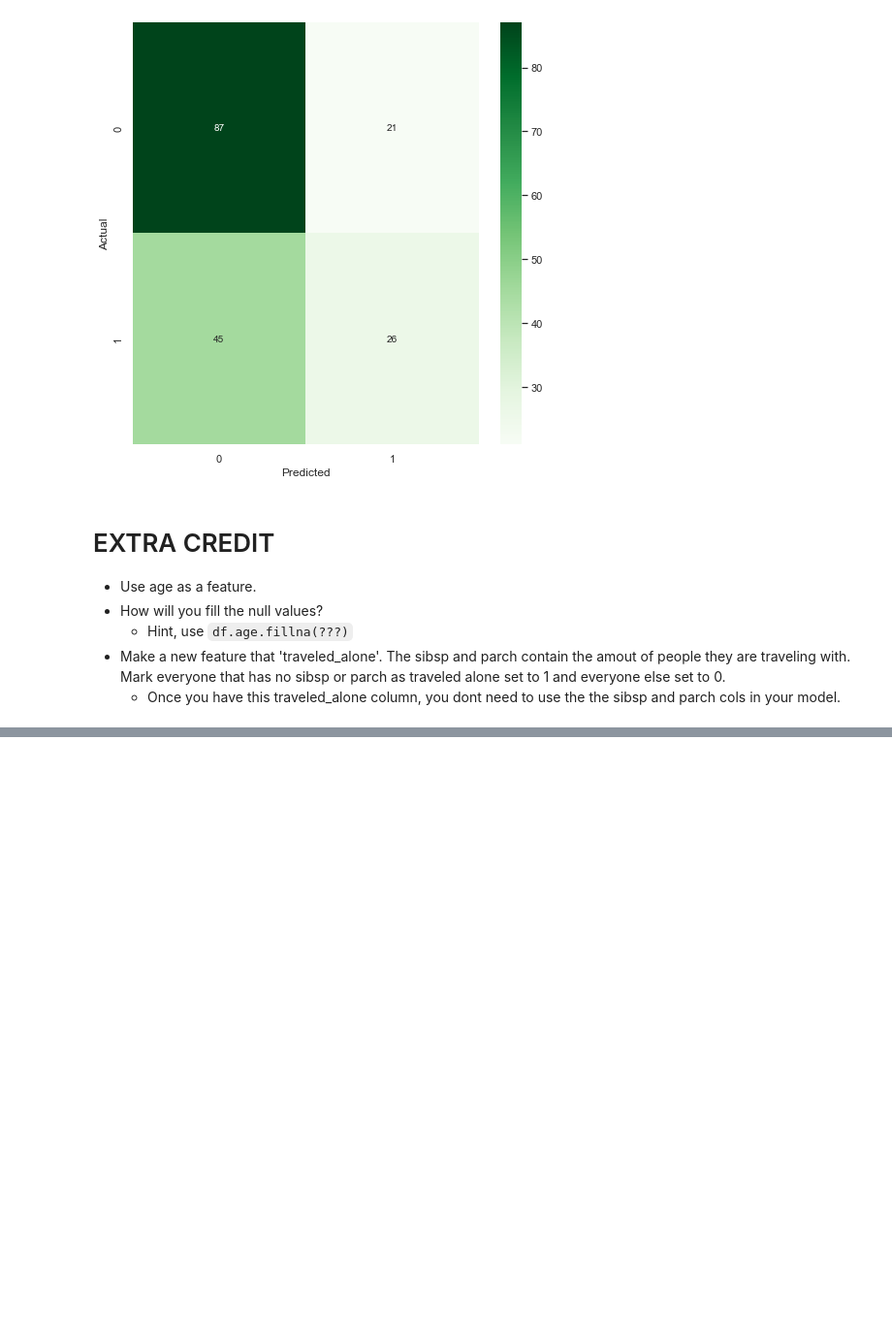
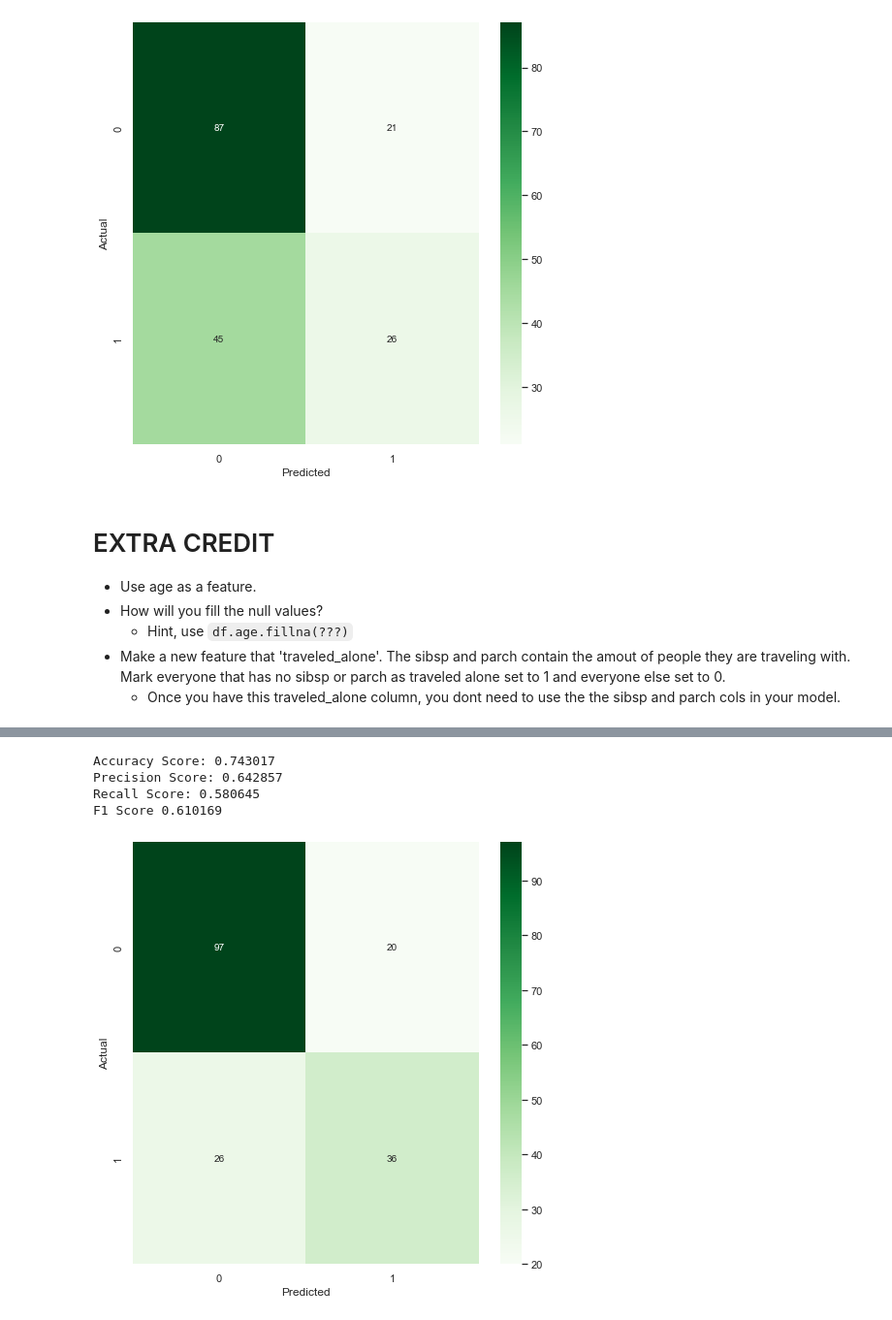
Before and after one commit to NeneWang/2022-fall-data-science, a Jupyter notebook: Week-03-Intro-To-ML/Exercise-Logistic-Regression.ipynb, the cells around one changed output, grey strips where cells are left out. Shown: that part at 97% size. Cells and saved outputs as stored; diff of their text form; code cells hidden in the pictures; blank space fills up the shorter version.

```diff
--- a/Week-03-Intro-To-ML/Exercise-Logistic-Regression.ipynb
+++ b/Week-03-Intro-To-ML/Exercise-Logistic-Regression.ipynb
@@ -326,0 +332,6 @@ plt.ylabel('Actual');
+# %%
+
+# Fill null age values with mean age.
+mean_age = df['age'].mean()
+
+print(mean_age)
@@ -326,0 +340,3 @@ plt.ylabel('Actual');
+# %%
+df['age'].fillna(mean_age, inplace = True)
+df['age']
@@ -326,0 +356,8 @@ plt.ylabel('Actual');
+# %%
+
+
+# Create new traveled_alone feature
+
+df["traveled_alone"] = np.where(((df["sibsp"] == 0) & (df["parch"] == 0)), 1, 0)
+df["traveled_alone"]
+df.head()
@@ -327,53 +371,64 @@ plt.ylabel('Actual');
 # %%
-df = pd.read_csv('data/titanic.csv')
-
-# Run pd.get_dummies on sex, pclass, and embarked of your DataFrame.
-
-
-# Fill null age values with mean age.
-
-
-# Create new traveled_alone feature
-
 
 # Update your `selected_features` to include the new traveled alone and age
 
 
-# Define your X and y variables
+selected_features = ['pclass_2', 'pclass_3', 'embarked_Q', 'embarked_S', 'traveled_alone', 'age']
 
 
+# Define your X and y variables
+X = df[selected_features]
+
 # Split our data into testing and training.
+y = df ['survived']
+
+
 # Remeber to use the same random state as you used before
 X_train, X_test, y_train, y_test = train_test_split(X, y, test_size=0.2, random_state=45)
 
 
 # Initalize our model
 model_3 = LogisticRegression()
 
 # Fit / Train our model using our training data.
 
+model_3.fit(X_train, y_train)
+
 # Make new predicitions using our testing data.
-
+y_pred_3 = model_3.predict(X_test)
 
 # Calculate our accuracy
-accuracy_3 =
+accuracy_3 = accuracy_score(y_test, y_pred_3)
 
 # Calculate our precision score
-precision_3 =
+precision_3 = precision_score(y_test, y_pred_3)
 
 # Calculate our recall score
-recall_3 =
+recall_3 = recall_score(y_test, y_pred_3)
 
 # Calculate your f1-score
-f1_3 =
+f1_3 = f1_score(y_test, y_pred_3)
 
 # Print each of our scores to inspect performance.
 print("Accuracy Score: %f" % accuracy_3)
 print("Precision Score: %f" % precision_3)
 print("Recall Score: %f" % recall_3)
 print('F1 Score %f' % f1_3)
 
 # Plot your confusion matrix.
+
+cm = confusion_matrix(y_test, y_pred_3)
+
+cm = cm.round(2)
+
+tn, fp, fn, tp = confusion_matrix(y_test, y_pred_3).ravel()
 fig = plt.figure(figsize=(8,8))
+ax = sns.heatmap(cm, annot=True, cmap='Greens', fmt='g')
 plt.xlabel('Predicted')
 plt.ylabel('Actual');
+# %% [output]
+Accuracy Score: 0.743017
+Precision Score: 0.642857
+Recall Score: 0.580645
+F1 Score 0.610169
+[figure, added]
```
Also changed, not shown: parts of 4 cells of this notebook.
